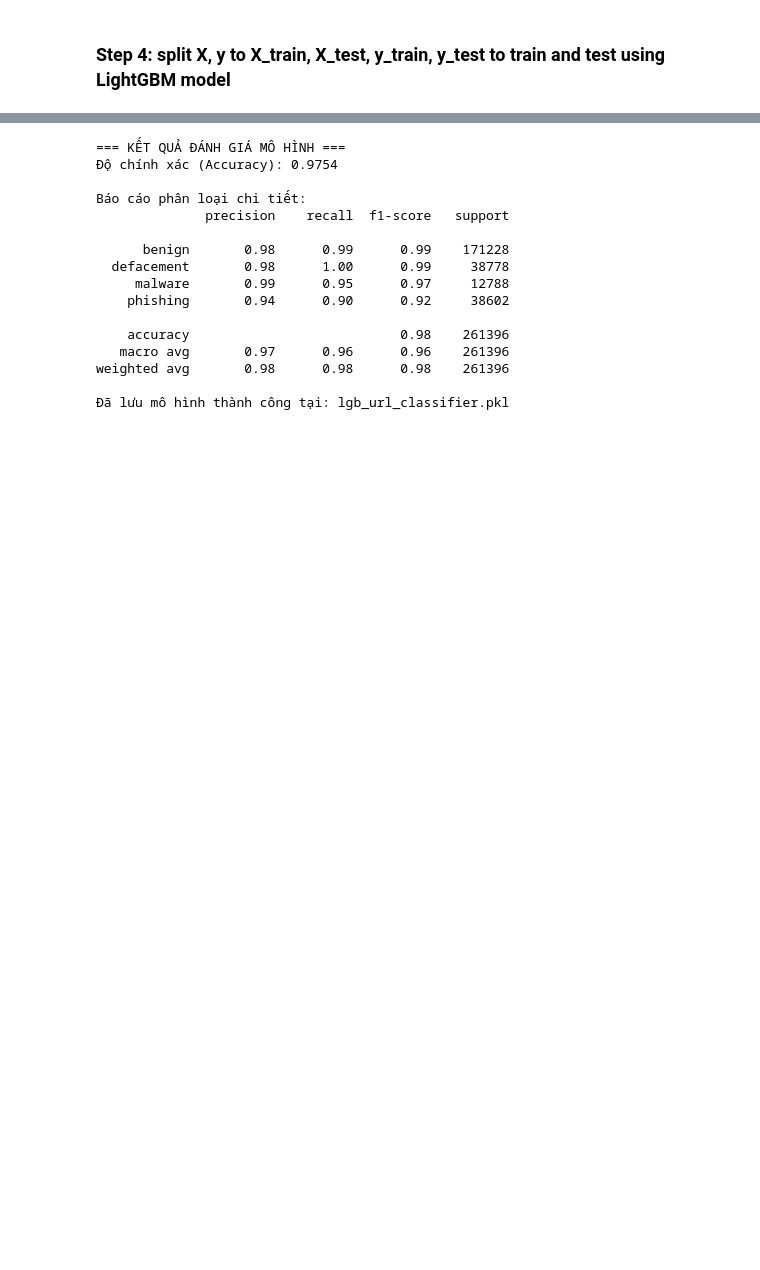
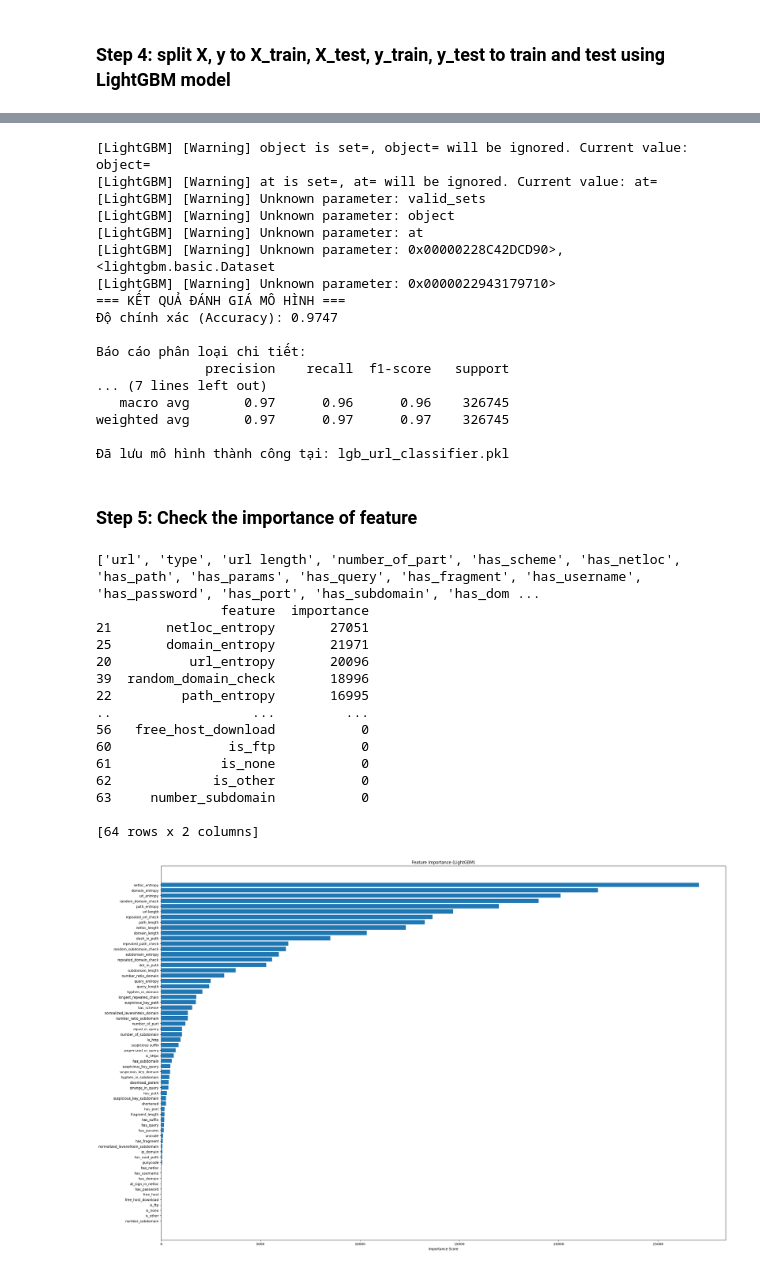
Before and after one commit to ntm8326/URL_analysis, a Jupyter notebook: notebooks/test_model.ipynb, the cells around one changed output, grey strips where cells are left out. Cells and saved outputs as stored; diff of their text form; code cells hidden in the pictures; blank space fills up the shorter version.

Commit message:
test lightgbm and find important features

```diff
--- a/notebooks/test_model.ipynb
+++ b/notebooks/test_model.ipynb
@@ -75,19 +76,26 @@ encoded_y = le.fit_transform(y)
 print(encoded_y)
 
 
-X_train, X_test, y_train, y_test = train_test_split(X, encoded_y, test_size = 0.4, random_state = 32)
+X_train, X_test, y_train, y_test = train_test_split(X, encoded_y, test_size = 0.5, random_state = 32)
 train_data = lgb.Dataset(X_train, label = y_train)
 test_data = lgb.Dataset(X_test, label = y_test)
+
+valid_data = lgb.Dataset(X_test, label=y_test, reference=train_data)
 
 params = {
     'objective' : 'multiclass',
     'num_class' : 4,
-    'metric' : ['multi_logloss', 'multi_error', 'auc_mu'],
     'boosting_type' : 'gbdt',
     'learning_rate' : 0.05,
-    'verbose' : 0,
+    'verbose' : 0
 }
 
-model_classification = lgb.train(params, train_data, valid_sets = [test_data], num_boost_round = 2000 )
+model_classification = lgb.LGBMClassifier(**params, valid_sets = [test_data, valid_data], num_boost_round = 2000 )
+model_classification.fit(
+    X_train,
+    y_train,
+    eval_set=[(X_train, y_train), (X_test, y_test)],
+    eval_metric=['multi_logloss', 'auc_mu']
+)
 # %% [output]
 [3 0 0 ... 3 3 3]
@@ -96,5 +123,5 @@ model_classification = lgb.train(params, train_data, valid_sets = [test_data], n
 # %%
-y_pred = model_classification.predict(X_test)
+y_pred = model_classification.predict_proba(X_test)
 y_pred_classes = np.argmax(y_pred, axis = 1)
 
 
@@ -105,26 +132,65 @@ print(f"Độ chính xác (Accuracy): {accuracy:.4f}\n")
 # In ra Classification Report chi tiết (Precision, Recall, F1-score)
 # Sử dụng le.classes_ để map ngược lại tên chuỗi ban đầu (phishing, benign, malware, defacement)
 print("Báo cáo phân loại chi tiết:")
-print(classification_report(y_test, y_pred_classes, target_names=le.classes_))
+print(classification_report(y_test,y_pred_classes, target_names=le.classes_))
 
 # 3. Lưu mô hình (vì ở step 2 bạn đã import joblib)
 model_filename = 'lgb_url_classifier.pkl'
 joblib.dump(model_classification, model_filename)
 print(f"Đã lưu mô hình thành công tại: {model_filename}")
 # %% [output]
+[LightGBM] [Warning] object is set=, object= will be ignored. Current value: object=
+[LightGBM] [Warning] at is set=, at= will be ignored. Current value: at=
+[LightGBM] [Warning] Unknown parameter: valid_sets
+[LightGBM] [Warning] Unknown parameter: object
+[LightGBM] [Warning] Unknown parameter: at
+[LightGBM] [Warning] Unknown parameter: 0x00000228C42DCD90>,<lightgbm.basic.Dataset
+[LightGBM] [Warning] Unknown parameter: 0x0000022943179710>
 === KẾT QUẢ ĐÁNH GIÁ MÔ HÌNH ===
-Độ chính xác (Accuracy): 0.9754
+Độ chính xác (Accuracy): 0.9747
 
 Báo cáo phân loại chi tiết:
               precision    recall  f1-score   support
-
-      benign       0.98      0.99      0.99    171228
-  defacement       0.98      1.00      0.99     38778
-     malware       0.99      0.95      0.97     12788
-    phishing       0.94      0.90      0.92     38602
-
-    accuracy                           0.98    261396
-   macro avg       0.97      0.96      0.96    261396
-weighted avg       0.98      0.98      0.98    261396
+... (7 lines left out)
+   macro avg       0.97      0.96      0.96    326745
+weighted avg       0.97      0.97      0.97    326745
 
 Đã lưu mô hình thành công tại: lgb_url_classifier.pkl
+# %% [markdown]
+### Step 5: Check the importance of feature
+# %%
+col_list = url_data.columns.tolist()
+print(col_list)
+
+importances = model_classification.feature_importances_
+importance_df = pd.DataFrame(
+    {
+        "feature" : X.columns,
+        "importance" : importances
+    }
+).sort_values(by="importance", ascending = False)
+print(importance_df)
+
+plt.figure(figsize=(30,20))
+plt.barh(importance_df["feature"], importance_df["importance"])
+plt.gca().invert_yaxis()
+plt.title("Feature Importance (LightGBM)")
+plt.xlabel("Importance Score")
+plt.show()
+# %% [output]
+['url', 'type', 'url length', 'number_of_part', 'has_scheme', 'has_netloc', 'has_path', 'has_params', 'has_query', 'has_fragment', 'has_username', 'has_password', 'has_port', 'has_subdomain', 'has_dom ...
+                feature  importance
+21       netloc_entropy       27051
+25       domain_entropy       21971
+20          url_entropy       20096
+39  random_domain_check       18996
+22         path_entropy       16995
+..                  ...         ...
+56   free_host_download           0
+60               is_ftp           0
+61              is_none           0
+62             is_other           0
+63     number_subdomain           0
+
+[64 rows x 2 columns]
+[figure, added]
```
Also changed, not shown: parts of 4 cells of this notebook, 6 other files.
